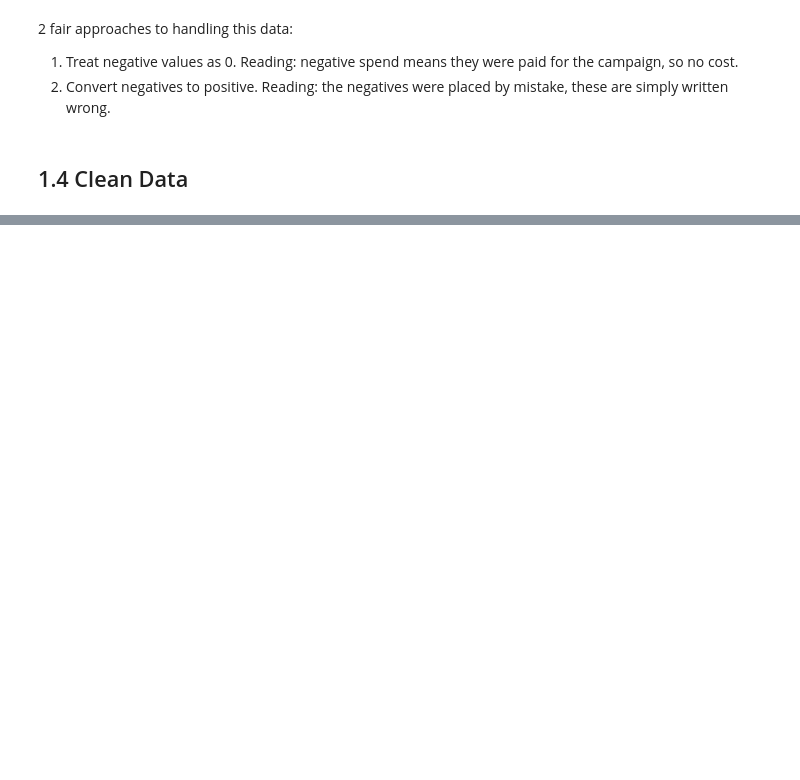
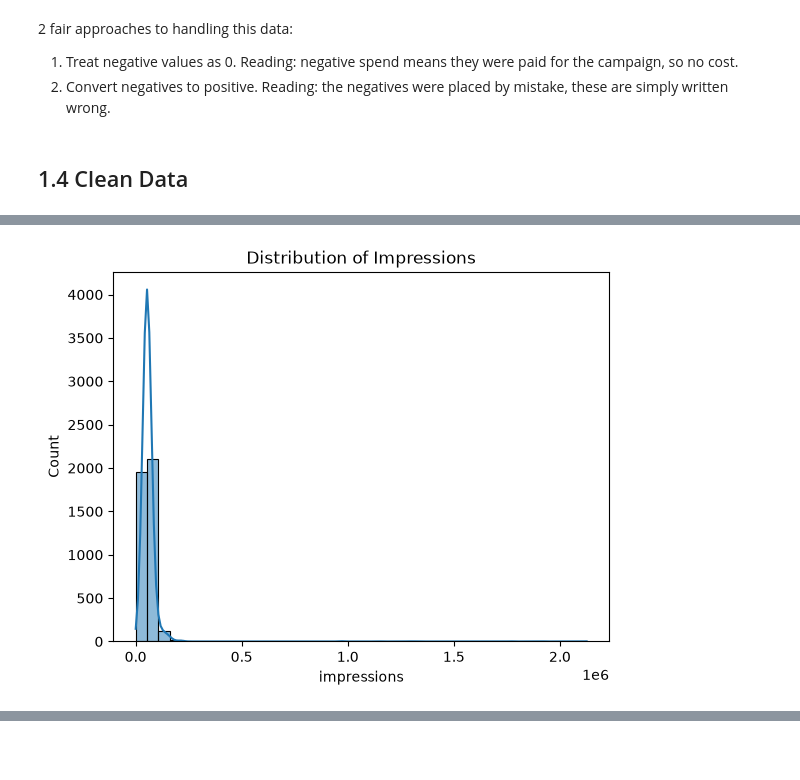
Before and after one commit to EzraGoldberg/portfolio-projects, a Jupyter notebook: 2. Tech Interview Prep/Weather Adtech Data Science/notebooks/Adtech_Prep.ipynb, the cells around one changed output, grey strips where cells are left out. Cells and saved outputs as stored; diff of their text form; code cells hidden in the pictures; blank space fills up the shorter version.

Commit message:
Made Univariate analysis plots, looking at basics of how much was spent per ad campaign, how the distribution of clicks, impressions, and CTR are

```diff
--- a/2. Tech Interview Prep/Weather Adtech Data Science/notebooks/Adtech_Prep.ipynb
+++ b/2. Tech Interview Prep/Weather Adtech Data Science/notebooks/Adtech_Prep.ipynb
@@ -522,0 +526,7 @@ Cleaned shape: (4212, 20)
+# %%
+sns.histplot(campaign_df_clean['impressions'], bins=40, kde=True) #kde shows the probablity density estimate
+plt.title('Distribution of Impressions')
+plt.show()
+# Right-skewed, as expected for impressions/spend data -- a log transform would help if used as a model feature.
+# %% [output]
+[figure, added]
```
Also changed, not shown: parts of 8 cells of this notebook.
